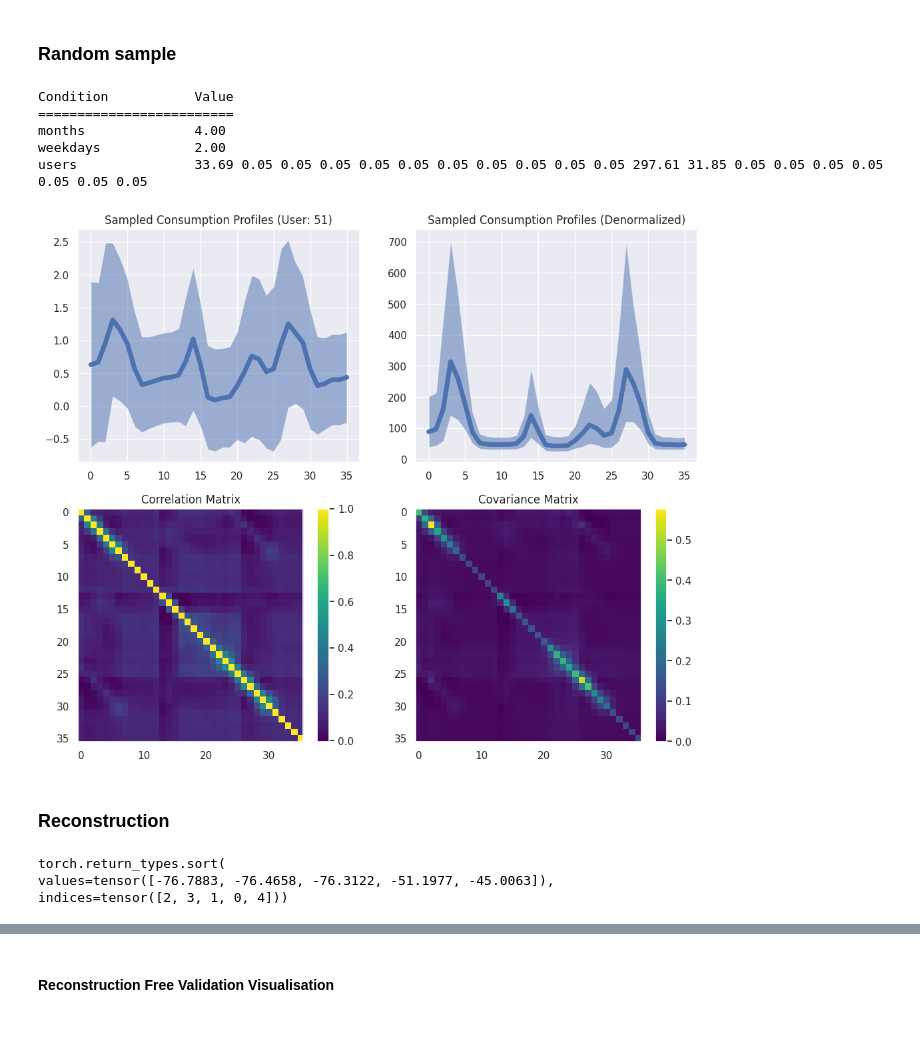
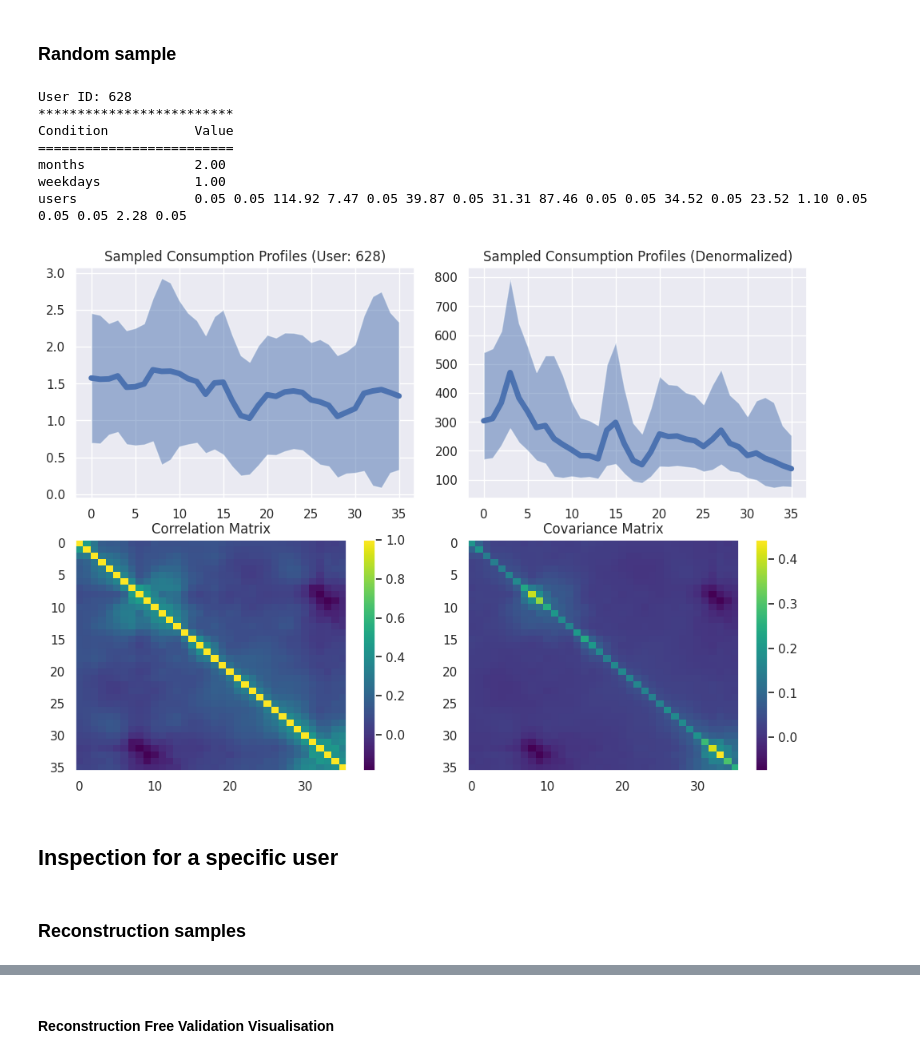
Before and after one commit to kabolat/behavio-temporal-vae, a Jupyter notebook: notebooks/sdg_baseline.ipynb, the cells around one changed output, grey strips where cells are left out. Cells and saved outputs as stored; diff of their text form; code cells hidden in the pictures; blank space fills up the shorter version.

Commit message:
mu and sigma limits as kwargs. Better inspections.

```diff
--- a/notebooks/sdg_baseline.ipynb
+++ b/notebooks/sdg_baseline.ipynb
@@ -193,17 +197,11 @@ missing_idx = np.isnan(X_missing.sum(1))
 # %% [markdown]
 #### Prepare the Training Data with Missing Records
 # %%
-DISCRETE = False
-
-if DISCRETE:
-    ## discretize the data
-    ... #TODO
-else:
-    SHIFT = 1.0
-    ZERO_ID = -3
-    LOG_SPACE = True
-    nonzero_mean, nonzero_std = utils.zero_preserved_log_stats(X_missing)
-    X_missing = utils.zero_preserved_log_normalize(X_missing, nonzero_mean, nonzero_std, log_output=LOG_SPACE, zero_id=ZERO_ID, shift=SHIFT)
+SHIFT = 1.0
+ZERO_ID = -3
+LOG_SPACE = True
+nonzero_mean, nonzero_std = utils.zero_preserved_log_stats(X_missing)
+X_missing = utils.zero_preserved_log_normalize(X_missing, nonzero_mean, nonzero_std, log_output=LOG_SPACE, zero_id=ZERO_ID, shift=SHIFT)
 # %%
 plt.hist(X_missing.flatten(), bins=100)
 plt.show()
@@ -308,7 +308,11 @@ distribution_dict = {"posterior": {"dist_type": "normal",
                     "likelihood": {"dist_type": "dict-gauss",
                                     "vocab_size": 100,
                                     "learn_sigma": True,
-                                    "sigma_lim": 0.1,
+                                    "sigma_lim": 0.01,
+                                    "marginal_var_lim": 0.1,
+                                    "total_max_std": 3.0,
+                                    "mu_upper_lim": 5.0,
+                                    "mu_lower_lim": ZERO_ID - 1.0,
                                     "sigma_fixed": 0.1,
                                     "num_neurons": 300,
                                     "num_hidden_layers": 7,
@@ -335,7 +339,7 @@ Number of decoder parameters: 965236
 train_kwargs = {
                 "lr": 5e-4,
                 "beta": 1.0,
-                "num_mc_samples": 4,
+                "num_mc_samples": 1,
                 "epochs": 1000,
                 "verbose_freq": 100,
                 "tensorboard": True,
@@ -346,10 +350,10 @@ train_kwargs = {
                 }
 # %%
 trainloader = torch.utils.data.DataLoader(trainset, batch_size=train_kwargs["batch_size"], shuffle=True, drop_last=True, num_workers=1, pin_memory=True)
-valloader = torch.utils.data.DataLoader(valset, batch_size=train_kwargs["batch_size"]*8, drop_last=False, num_workers=4, pin_memory=False)
+valloader = torch.utils.data.DataLoader(valset, batch_size=train_kwargs["batch_size"]*8, shuffle=False, drop_last=False, num_workers=4, pin_memory=False)
 
 # trainloader = torch.utils.data.DataLoader(trainset, batch_size=train_kwargs["batch_size"], shuffle=True, drop_last=True)
-# valloader = torch.utils.data.DataLoader(valset, batch_size=train_kwargs["batch_size"]*8, drop_last=False)
+# valloader = torch.utils.data.DataLoader(valset, batch_size=train_kwargs["batch_size"]*8, shuffle=False, drop_last=False)
 # %%
 torch.cuda.empty_cache()
 model.fit(trainloader=trainloader, valloader=valloader, **train_kwargs)
@@ -457,55 +629,54 @@ fig.colorbar(im, ax=ax)
 ### Random sample
 # %%
 random_condition_set, random_conditions = conditioner.get_random_conditions(1)
-## get a random user gamma from the entity model
 random_user_idx = np.random.choice(user_gamma.shape[0])
 random_conditions["users"] = user_gamma[[random_user_idx]]
 random_condition_set =  conditioner.transform(random_conditions)
-## print random_conditions dictionary as a table
+
+print(f"User ID: {random_user_idx}")
+print(f"*"*25)
 print("{:<20}{:>5}".format("Condition", "Value"))
 print("="*25)
 for k, v in random_conditions.items():
     print(f"{k:<20}" + " ".join([f"{x:.2f}" for x in v[0]]))
 # %% [output]
+User ID: 628
+*************************
 Condition           Value
 =========================
-months              4.00
-weekdays            2.00
-users               33.69 0.05 0.05 0.05 0.05 0.05 0.05 0.05 0.05 0.05 0.05 297.61 31.85 0.05 0.05 0.05 0.05 0.05 0.05 0.05
+months              2.00
+weekdays            1.00
+users               0.05 0.05 114.92 7.47 0.05 39.87 0.05 31.31 87.46 0.05 0.05 34.52 0.05 23.52 1.10 0.05 0.05 0.05 2.28 0.05
 # %%
 x_sample = model.sample(condition=torch.tensor(random_condition_set).float(), num_samples_prior=1, num_samples_likelihood=1)
 x_mu = x_sample["params"]["mu"].detach()
 x_sigma = model.decoder.get_marginal_sigmas(x_sample["params"]).detach()
-x_pi = torch.tensor([1.0])
-x_mu_denorm = utils.zero_preserved_log_denormalize(x_mu, nonzero_mean, nonzero_std, log_input=LOG_SPACE, zero_id=ZERO_ID, shift=SHIFT)*x_pi.numpy()
-x_sigma_upper_denorm = utils.zero_preserved_log_denormalize(x_mu+x_sigma, nonzero_mean, nonzero_std, log_input=LOG_SPACE, zero_id=ZERO_ID, shift=SHIFT)*x_pi.numpy()
-x_sigma_lower_denorm = utils.zero_preserved_log_denormalize(x_mu-x_sigma, nonzero_mean, nonzero_std, log_input=LOG_SPACE, zero_id=ZERO_ID, shift=SHIFT)*x_pi.numpy()
-
-# x_tau = model.decoder.get_tau(x_sample["params"]["tau"]).detach()
+x_mu_denorm = utils.zero_preserved_log_denormalize(x_mu, nonzero_mean, nonzero_std, log_input=LOG_SPACE, zero_id=ZERO_ID, shift=SHIFT)
+x_sigma_upper_denorm = utils.zero_preserved_log_denormalize(x_mu+x_sigma, nonzero_mean, nonzero_std, log_input=LOG_SPACE, zero_id=ZERO_ID, shift=SHIFT)
+x_sigma_lower_denorm = utils.zero_preserved_log_denormalize(x_mu-x_sigma, nonzero_mean, nonzero_std, log_input=LOG_SPACE, zero_id=ZERO_ID, shift=SHIFT)
 x_Sigma = model.decoder.create_covariance_matrix(x_sample["params"]).detach()
 x_Corr = x_Sigma/ (x_sigma[...,None]*x_sigma[:,None,:])
 
-fig, ax = plt.subplots(2, 2, figsize=(12, 10))
+fig, ax = plt.subplots(2, 2, figsize=(10, 7))
+fig.tight_layout()
 ax[0,0].plot(x_mu.T, lw=5)
 ax[0,0].fill_between(np.arange(x_mu.shape[1]), (x_mu-2*x_sigma)[0], (x_mu+2*x_sigma)[0], alpha=0.5)
-# ax[0].plot(x_pi.T, lw=1, linestyle='--')
 ax[0,0].set_title(f"Sampled Consumption Profiles (User: {random_user_idx})")
-
 ax[0,1].plot(x_mu_denorm.T, lw=5)
 ax[0,1].fill_between(np.arange(x_mu_denorm.shape[1]), x_sigma_lower_denorm[0], x_sigma_upper_denorm[0], alpha=0.5)
 ax[0,1].set_title("Sampled Consumption Profiles (Denormalized)")
-
 im = ax[1,0].imshow(x_Corr[0], aspect='auto', cmap='viridis', interpolation='nearest')
 ax[1,0].set_title(f"Correlation Matrix")
 ax[1,0].grid(False)
 plt.colorbar(im)
-
 im = ax[1,1].imshow(x_Sigma[0], aspect='auto', cmap='viridis', interpolation='none')
 ax[1,1].set_title(f"Covariance Matrix")
 ax[1,1].grid(False)
 plt.colorbar(im)
 plt.show()
 # %% [output]
-[figure, old version]
+[figure, new version]
+# %% [markdown]
+## Inspection for a specific user
 # %% [markdown]
-### Reconstruction
+### Reconstruction samples
@@ -534,6 +682,0 @@ x_rec_denorm_sigma_high = utils.zero_preserved_log_denormalize(x_rec_mu + 2*x_re
-# %%
-x_Sigma.logdet().sort()
-# %% [output]
-torch.return_types.sort(
-values=tensor([-76.7883, -76.4658, -76.3122, -51.1977, -45.0063]),
-indices=tensor([2, 3, 1, 0, 4]))
```
Also changed, not shown: parts of 39 cells of this notebook, 1 other file.
